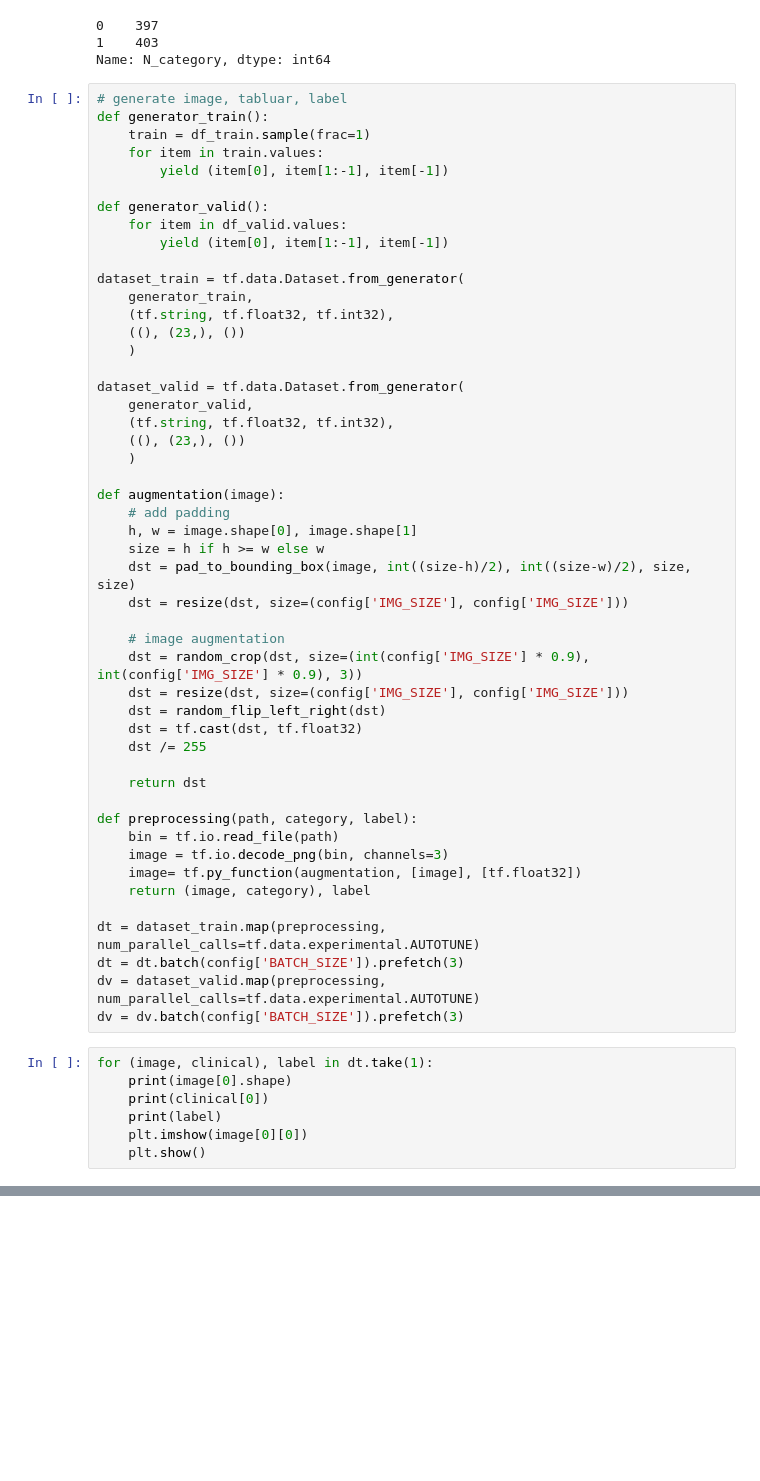
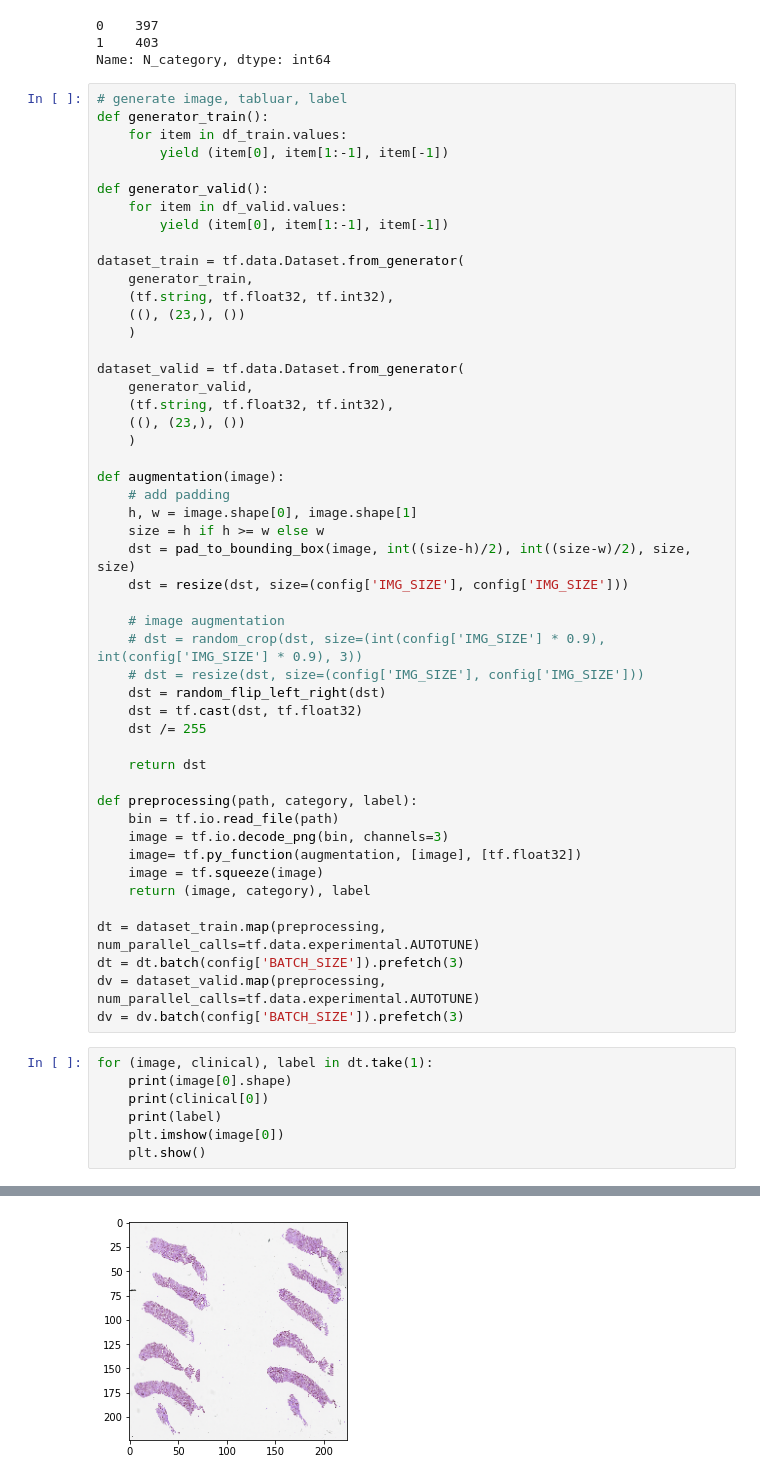
Before and after one commit to yeoyyeoyyyu/Cancer_transfer, a Jupyter notebook: keras_model.ipynb, the cells around one changed output, grey strips where cells are left out. Cells and saved outputs as stored; diff of their text form; blank space fills up the shorter version.

```diff
--- a/keras_model.ipynb
+++ b/keras_model.ipynb
@@ -91,8 +99,7 @@ Name: N_category, dtype: int64
 # %%
 # generate image, tabluar, label
 def generator_train():
-    train = df_train.sample(frac=1)
-    for item in train.values:
+    for item in df_train.values:
         yield (item[0], item[1:-1], item[-1])
 
 def generator_valid():
@@ -119,8 +126,8 @@ def augmentation(image):
     dst = resize(dst, size=(config['IMG_SIZE'], config['IMG_SIZE']))
 
     # image augmentation
-    dst = random_crop(dst, size=(int(config['IMG_SIZE'] * 0.9), int(config['IMG_SIZE'] * 0.9), 3))
-    dst = resize(dst, size=(config['IMG_SIZE'], config['IMG_SIZE']))
+    # dst = random_crop(dst, size=(int(config['IMG_SIZE'] * 0.9), int(config['IMG_SIZE'] * 0.9), 3))
+    # dst = resize(dst, size=(config['IMG_SIZE'], config['IMG_SIZE']))
     dst = random_flip_left_right(dst)
     dst = tf.cast(dst, tf.float32)
     dst /= 255
@@ -131,6 +138,7 @@ def preprocessing(path, category, label):
     bin = tf.io.read_file(path)
     image = tf.io.decode_png(bin, channels=3)
     image= tf.py_function(augmentation, [image], [tf.float32])
+    image = tf.squeeze(image)
     return (image, category), label
 
 dt = dataset_train.map(preprocessing, num_parallel_calls=tf.data.experimental.AUTOTUNE)
@@ -142,5 +150,6 @@ for (image, clinical), label in dt.take(1):
     print(image[0].shape)
     print(clinical[0])
     print(label)
-    plt.imshow(image[0][0])
+    plt.imshow(image[0])
     plt.show()
+# %% [output]
@@ -147,3 +163,4 @@ for (image, clinical), label in dt.take(1):
+[figure, added]
 # %%
 mobilenet = MobileNetV3Large(include_top=False, input_shape=[config['IMG_SIZE'], config['IMG_SIZE'], 3], weights='imagenet')
 
```
Also changed, not shown: parts of 8 cells of this notebook.
